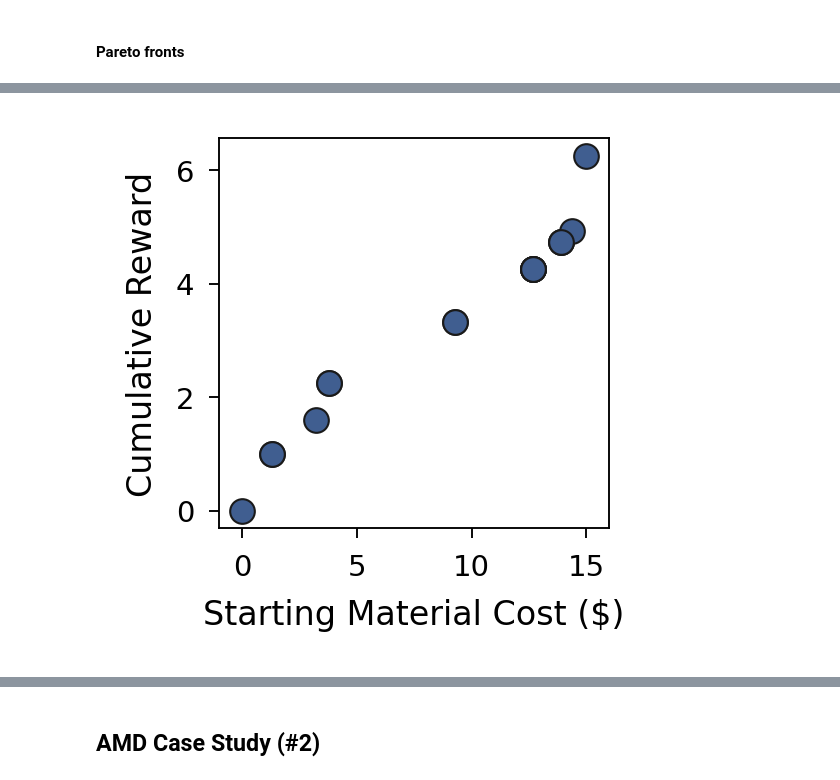
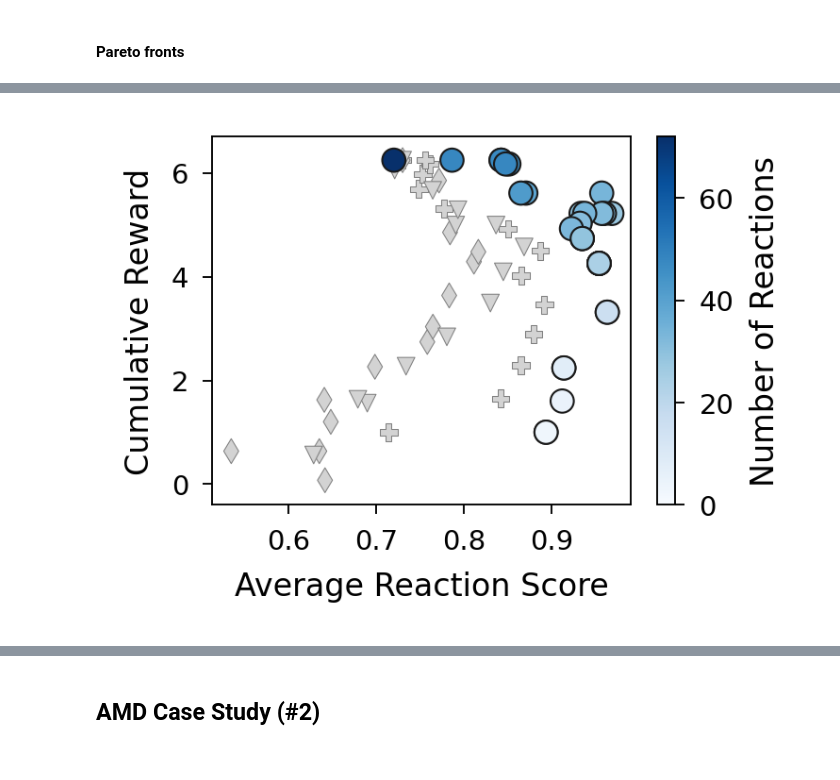
Before and after one commit to coleygroup/sparrow, a Jupyter notebook: notebooks/analyze_results.ipynb, the cells around one changed output, grey strips where cells are left out. Saved outputs shown, nothing was run; the diff lists cells and outputs as text; code cells hidden in the pictures.

Commit message:
add baselines scripts and results for amd case and garibsingh case

```diff
--- a/notebooks/analyze_results.ipynb
+++ b/notebooks/analyze_results.ipynb
@@ -184,2 +133,20 @@ df_3
 # %% [markdown]
 #### Pareto fronts
+# %%
+baselines = pd.read_csv('../examples/garibsingh/baselines/baseline_curves.csv')
+baselines = baselines.loc[baselines.N>0]
+baselines = baselines.rename(columns={
+    'Cost': 'Starting Material Cost',
+    'Reward': 'Cumulative Reward',
+    'N_rxns': 'Number of Reactions',
+    'Average reaction score': 'Average Reaction Score'})
+plot_utils.df_to_latex_baselines(baselines, save_dir/'latex_table_baselines.txt')
+
+frames = [df_1, df_2, df_3]
+df_all = pd.concat(frames)
+df_all = df_all.rename(columns={
+    'Total reward': 'Cumulative Reward',
+    'Number reaction steps': 'Number of Reactions',
+    'Cost starting materials': 'Starting Material Cost',
+    'Average reaction score': 'Average Reaction Score'})
+df_all.columns
@@ -186,8 +177,17 @@ df_3
 # %%
-frames = [df_1, df_2, df_3]
-df_all = pd.concat(frames)
+# frames = [df_1, df_3]
+# df_all = pd.concat(frames)
 
-ax, fig = scatter_plot_2d(df_all['Cost starting materials'], df_all['Total reward'], xlabel='Starting Material Cost ($)', ylabel='Cumulative Reward', c=0, xlim=[-1, 16], size=[1.3, 1.3])
-fig.savefig(save_dir/f'pareto_1{ftype}',bbox_inches='tight', dpi=200, transparent=True)
+# ax, fig = scatter_plot_2d(
+#     df_all['Average Reaction Score'], df_all['Total reward'],
+#     xlabel='Average Reaction Score', ylabel='Cumulative Reward',
+#     c=1, size=[1.3, 1.3], baselines=baselines)
+# fig.savefig(save_dir/f'pareto_2{ftype}',bbox_inches='tight', dpi=200, transparent=True)
+
+ax, fig = scatter_plot_2d_seaborn(
+    df_all, baselines,
+    'Average Reaction Score', 'Cumulative Reward', colorlabel='Number of Reactions',
+    size=[1.85, 1.3], ylim=[-0.4, 6.7])
+fig.savefig(save_dir/f'pareto_3{ftype}',bbox_inches='tight', dpi=200, transparent=True)
 # %% [output]
-[figure, old version]
+[figure, new version]
```
Also changed, not shown: parts of 28 cells of this notebook, 15 other files.
